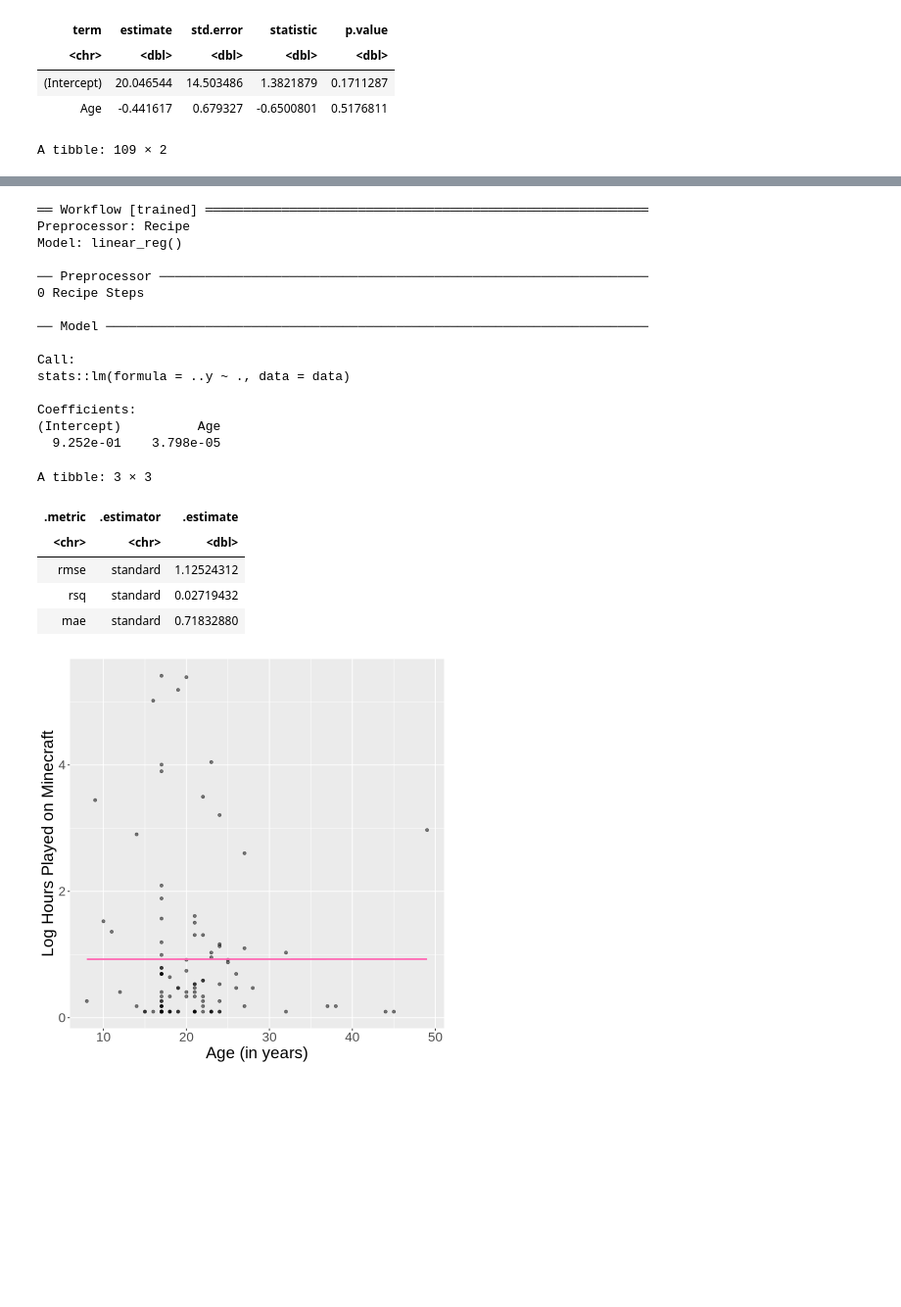
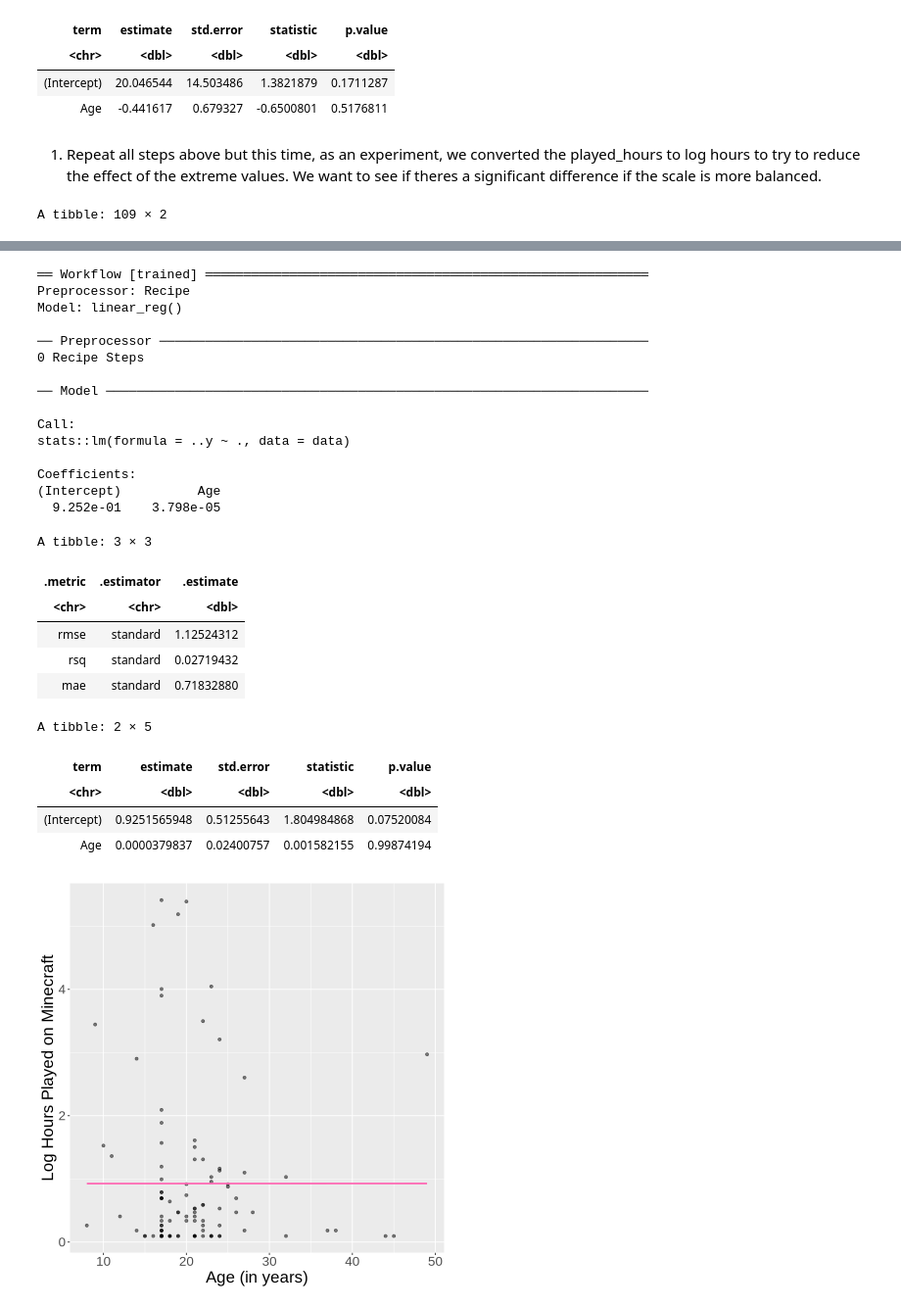
Before and after one commit to cindyttt/dsci-100-2025-final-project, a Jupyter notebook: analysis.ipynb, the cells around one changed output, grey strips where cells are left out. Shown at 98% size. Cells and saved outputs as stored; diff of their text form; code cells hidden in the pictures; blank space fills up the shorter version.

Commit message:
Added brief explanation for each step

```diff
--- a/analysis.ipynb
+++ b/analysis.ipynb
@@ -183,6 +201,8 @@ A tibble: 2 × 5
 | <chr> | <dbl> | <dbl> | <dbl> | <dbl> |
 | (Intercept) | 20.046544 | 14.503486 | 1.3821879 | 0.1711287 |
 | Age | -0.441617 | 0.679327 | -0.6500801 | 0.5176811 |
+# %% [markdown]
+1. Repeat all steps above but this time, as an experiment, we converted the played_hours to log hours to try to reduce the effect of the extreme values. We want to see if theres a significant difference if the scale is more balanced.
 # %%
 players_clean2.0 <- players |>
   filter(!is.na(played_hours), played_hours > 0) |>
@@ -228,7 +248,7 @@ Age_prediction_grid2.0 <- expand.grid(
 Age_preds2.0 <- predict(lm_fit2.0, new_data = Age_prediction_grid2.0) |>
   bind_cols(Age_prediction_grid2.0)
 
-lm_plot_final <- ggplot(players_final2.0, aes(x = Age, y = log_hours)) +
+lm_plot_final2.0 <- ggplot(players_final2.0, aes(x = Age, y = log_hours)) +
   geom_point(alpha = 0.5) +
   geom_line(data = Age_preds2.0,
             mapping = aes(x = Age, y = .pred),
@@ -238,7 +258,12 @@ lm_plot_final <- ggplot(players_final2.0, aes(x = Age, y = log_hours)) +
   ylab("Log Hours Played on Minecraft") +
   theme(text = element_text(size = 20))
 
-lm_plot_final
+lm_plot_final2.0
+
+coeffs2.0 <- lm_fit2.0 |>
+             extract_fit_parsnip() |>
+             tidy()
+coeffs2.0
 # %% [output]
 A tibble: 109 × 2
 | log_hours | Age |
@@ -253,31 +278,36 @@ A tibble: 109 × 2
 | 0.18232156 | 22 |
 | 3.89995042 | 17 |
 | 0.40546511 | 17 |
 | ... | ... |
 | 0.99325177 | 17 |
 | 0.09531018 | 18 |
 | 0.09531018 | 44 |
 | 0.26236426 | 22 |
 | 1.19392247 | 17 |
 ══ Workflow [trained] ══════════════════════════════════════════════════════════
 Preprocessor: Recipe
 Model: linear_reg()
 
 ── Preprocessor ────────────────────────────────────────────────────────────────
 0 Recipe Steps
 
 ── Model ───────────────────────────────────────────────────────────────────────
 
 Call:
 stats::lm(formula = ..y ~ ., data = data)
 
 Coefficients:
 (Intercept)          Age
   9.252e-01    3.798e-05
 A tibble: 3 × 3
 | .metric | .estimator | .estimate |
 | <chr> | <chr> | <dbl> |
 | rmse | standard | 1.12524312 |
 | rsq | standard | 0.02719432 |
 | mae | standard | 0.71832880 |
+A tibble: 2 × 5
+| term | estimate | std.error | statistic | p.value |
+| <chr> | <dbl> | <dbl> | <dbl> | <dbl> |
+| (Intercept) | 0.9251565948 | 0.51255643 | 1.804984868 | 0.07520084 |
+| Age | 0.0000379837 | 0.02400757 | 0.001582155 | 0.99874194 |
 [figure]
```
Also changed, not shown: parts of 9 cells of this notebook.
